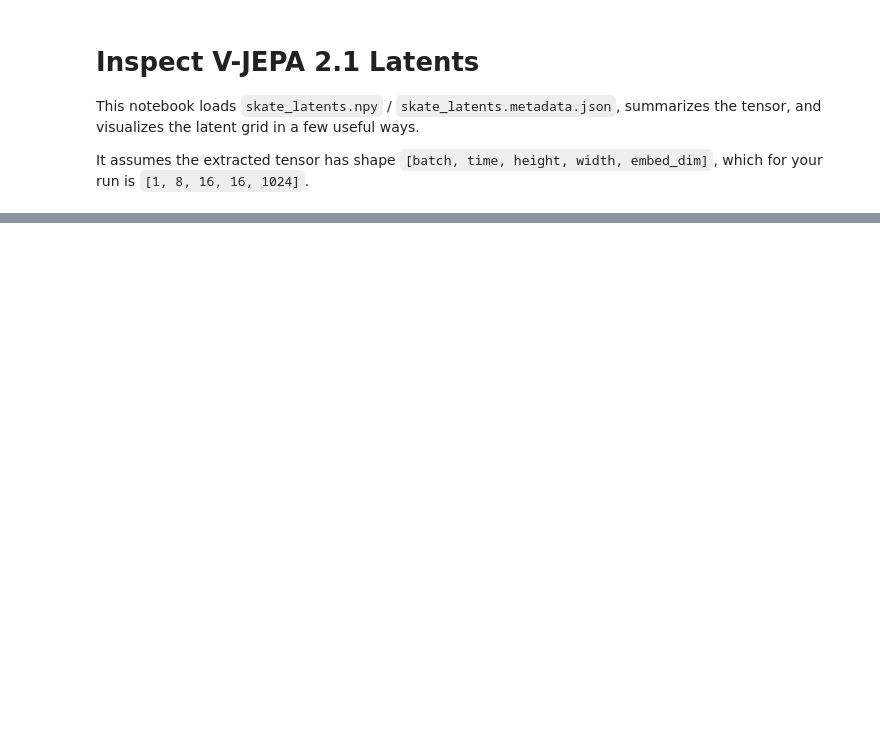
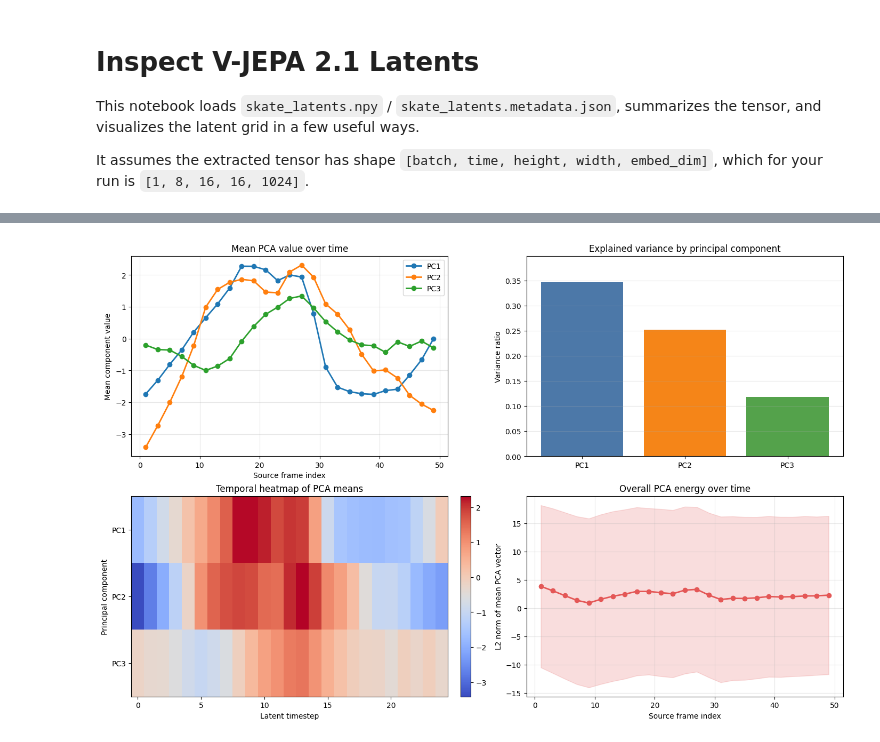
Before and after one commit to pishty1/vjepa-gradio-playground, a Jupyter notebook: inspectdata.ipynb, the cells around one changed output, grey strips where cells are left out. Cells and saved outputs as stored; diff of their text form; code cells hidden in the pictures; blank space fills up the shorter version.

```diff
--- a/inspectdata.ipynb
+++ b/inspectdata.ipynb
@@ -149,0 +199,82 @@ plt.show()
+# %%
+if "coords" not in globals() or "explained" not in globals():
+    latents, metadata = load_latents()
+    _, time_steps, grid_h, grid_w, _ = latents.shape
+    features = flatten_latents(latents)
+    coords, _, explained = pca_project(features, n_components=3)
+else:
+    _, time_steps, grid_h, grid_w, _ = latents.shape
+
+coords_video = coords.reshape(time_steps, grid_h, grid_w, 3)
+mean_pc_per_timestep = coords_video.mean(axis=(1, 2))
+std_pc_per_timestep = coords_video.std(axis=(1, 2))
+pc_energy_per_timestep = np.linalg.norm(mean_pc_per_timestep, axis=1)
+
+x_values = np.arange(time_steps)
+if "aligned_frame_indices" in globals() and len(aligned_frame_indices) == time_steps:
+    x_values = np.asarray(aligned_frame_indices)
+    x_label = "Source frame index"
+else:
+    x_label = "Latent timestep"
+
+fig, axes = plt.subplots(2, 2, figsize=(14, 9), constrained_layout=True)
+
+for component_index in range(3):
+    axes[0, 0].plot(
+        x_values,
+        mean_pc_per_timestep[:, component_index],
+        marker="o",
+        linewidth=2,
+        label=f"PC{component_index + 1}",
+    )
+axes[0, 0].set_title("Mean PCA value over time")
+axes[0, 0].set_xlabel(x_label)
+axes[0, 0].set_ylabel("Mean component value")
+axes[0, 0].grid(alpha=0.3)
+axes[0, 0].legend()
+
+axes[0, 1].bar(
+    ["PC1", "PC2", "PC3"],
+    explained,
+    color=["#4C78A8", "#F58518", "#54A24B"],
+)
+axes[0, 1].set_title("Explained variance by principal component")
+axes[0, 1].set_ylabel("Variance ratio")
+axes[0, 1].set_ylim(0, max(0.05, explained.max() * 1.15))
+axes[0, 1].grid(axis="y", alpha=0.3)
+
+heatmap = axes[1, 0].imshow(
+    mean_pc_per_timestep.T,
+    aspect="auto",
+    cmap="coolwarm",
+    interpolation="nearest",
+)
+axes[1, 0].set_title("Temporal heatmap of PCA means")
+axes[1, 0].set_xlabel("Latent timestep")
+axes[1, 0].set_ylabel("Principal component")
+axes[1, 0].set_yticks([0, 1, 2], labels=["PC1", "PC2", "PC3"])
+fig.colorbar(heatmap, ax=axes[1, 0], fraction=0.046, pad=0.04)
+
+axes[1, 1].plot(x_values, pc_energy_per_timestep, marker="o", color="#E45756", linewidth=2)
+axes[1, 1].fill_between(
+    x_values,
+    pc_energy_per_timestep - std_pc_per_timestep.mean(axis=1),
+    pc_energy_per_timestep + std_pc_per_timestep.mean(axis=1),
+    alpha=0.2,
+    color="#E45756",
+)
+axes[1, 1].set_title("Overall PCA energy over time")
+axes[1, 1].set_xlabel(x_label)
+axes[1, 1].set_ylabel("L2 norm of mean PCA vector")
+axes[1, 1].grid(alpha=0.3)
+
+plt.show()
+
+print("Per-timestep PCA means:")
+for timestep_index, values in enumerate(mean_pc_per_timestep):
+    print(
+        f"t={timestep_index:02d}: "
+        + ", ".join(f"PC{i + 1}={value:+.4f}" for i, value in enumerate(values))
+    )
+# %% [output]
+[figure, added]
```
Also changed, not shown: parts of 14 cells of this notebook.
